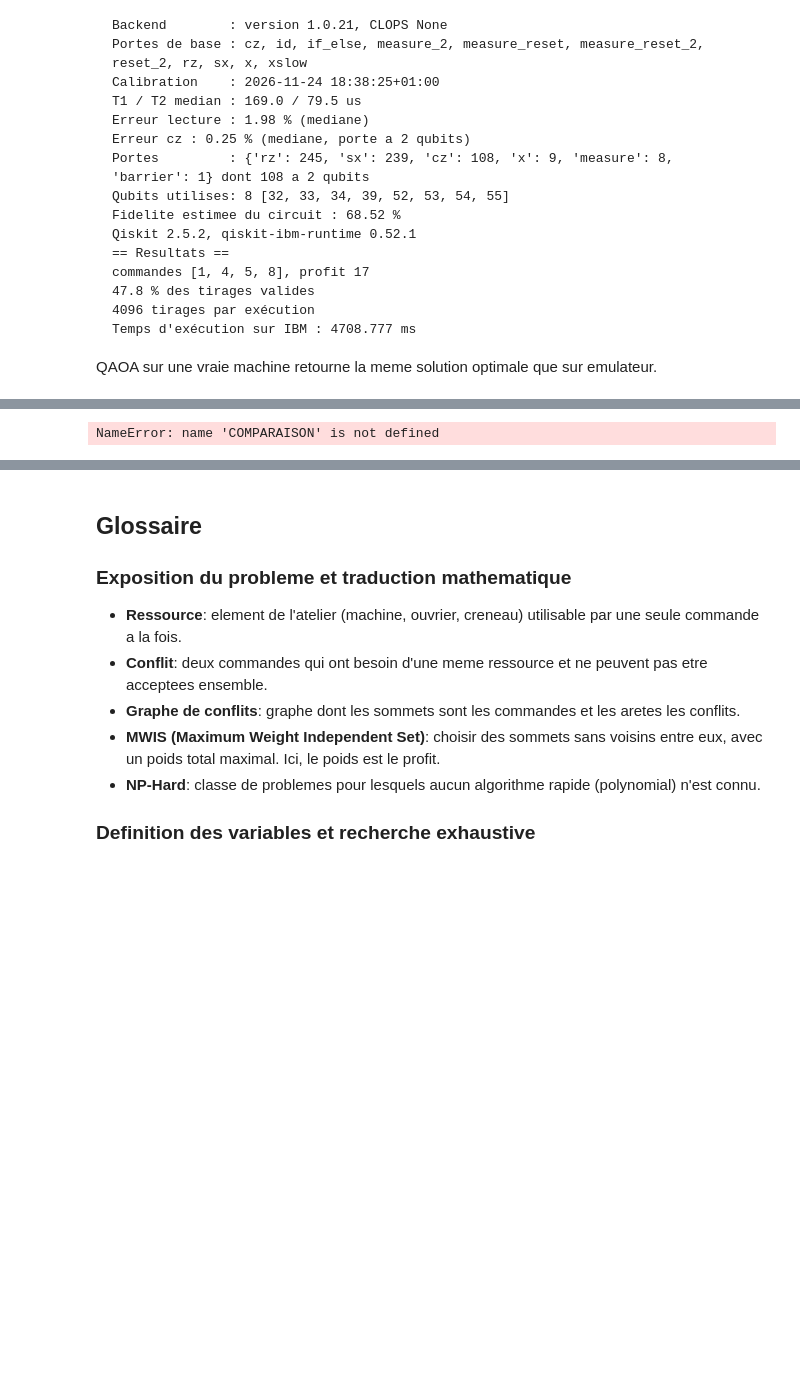
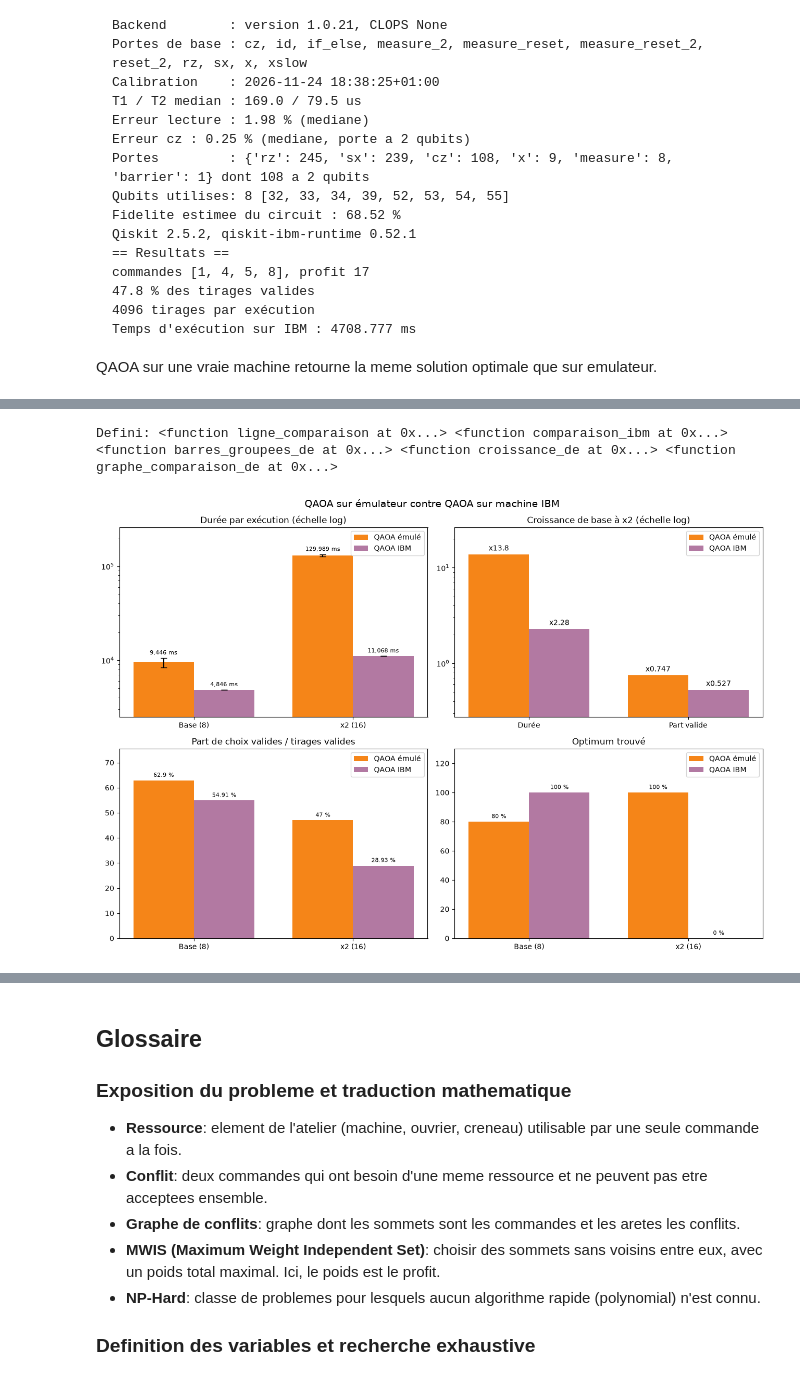
Before and after one commit to Julian52575/Quantum-Computing, a Jupyter notebook: WorkshopOrders.ipynb, the cells around one changed output, grey strips where cells are left out. Cells and saved outputs as stored; diff of their text form; code cells hidden in the pictures; blank space fills up the shorter version.

````diff
--- a/WorkshopOrders.ipynb
+++ b/WorkshopOrders.ipynb
@@ -1791,6 +1808,20 @@ Temps d'exécution sur IBM : 11068.329 ms
 ```
 # %%
 # Graphes : QAOA sur machine IBM, atelier de base et atelier x2. Reutilise graphe_metrique et graphe_tirages.
+# Valeurs relevees dans les resultats IBM ci-dessus (ibm_fez, meme session et meme calibration, 1 execution chacun).
+# La duree ne compte que l'echantillonnage sur IBM : les angles viennent de l'emulateur.
+RESULTATS_IBM: dict[str, dict[str, float]] = {
+    "Base (8 commandes)": {
+        "commandes": 8, "tirages": 4096, "valides": round(0.549 * 4096),
+        "profit": 17, "duree_ms": 4845.710, "profondeur": 278, "portes_2q": 108,
+        "fidelite_pct": 69.46, "optimum_pct": 100,
+    },
+    "Atelier x2 (16 commandes)": {
+        "commandes": 16, "tirages": 4096, "valides": 1185,
+        "profit": 32, "duree_ms": 11068.329, "profondeur": 250, "portes_2q": 222,
+        "fidelite_pct": 45.69, "optimum_pct": 0,  # profit 32 au lieu de 34
+    },
+}
 
 # Facteur de croissance de chaque metrique entre l'atelier de base et l'atelier x2.
 def graphe_croissance_ibm(ax, base: dict[str, float], agrandi: dict[str, float]) -> None:
@@ -1798,7 +1829,7 @@ def graphe_croissance_ibm(ax, base: dict[str, float], agrandi: dict[str, float])
         "commandes": "Commandes",
         "profit": "Profit",
         "portes_2q": "Portes à 2 qubits",
-        "profondeur": "Profondeur transpilée",
+        "fidelite_pct": "Fidélité estimée",
         "duree_ms": "Durée sur IBM",
     }
     facteurs: list[float] = [agrandi[c] / base[c] for c in metriques]
@@ -1813,11 +1844,11 @@ def graphe_ibm(resultats: dict[str, dict[str, float]]) -> None:
     fig, axes = plt.subplots(2, 2, figsize=(13, 9))
     graphe_metrique(axes[0, 0], resultats, "duree_ms", "Durée d'exécution sur IBM (échelle log)", "ms", log=True)
     graphe_tirages(axes[0, 1], resultats)
-    graphe_metrique(axes[1, 0], resultats, "portes_2q", "Portes à 2 qubits après transpilation", "")
+    graphe_metrique(axes[1, 0], resultats, "fidelite_pct", "Fidélité estimée du circuit transpilé", "%")
     graphe_croissance_ibm(axes[1, 1], base, agrandi)
     fig.suptitle("QAOA sur machine IBM : atelier de base contre atelier x2", fontsize=14)
     fig.tight_layout()
     plt.show()
 
-graphe_ibm(RESULTATS_IBM)
+print("Defini:", graphe_croissance_ibm, graphe_ibm)
 # %% [output]
@@ -1826,16 +1860,18 @@ Error:
 # %%
-# Graphes : QAOA sur IBM contre QAOA sur emulateur, puis recherche exhaustive contre QAOA sur IBM.
-# Reutilise COMPARAISON (emulateur et exhaustive) et RESULTATS_IBM.
+# Graphes : QAOA sur emulateur contre QAOA sur machine IBM, atelier de base et atelier x2.
+# Les cellules d'execution demandent COMPARAISON (emulateur et exhaustive) et RESULTATS_IBM.
 COULEURS_COMP: dict[str, str] = {"Exhaustive": "#4C78A8", "QAOA émulé": "#F58518", "QAOA IBM": "#B279A2"}
 
-# Ligne au format COMPARAISON : l'optimum est mesure sur une seule execution, donc sans ecart-type.
+# Ligne au format COMPARAISON : une seule execution sur IBM, donc sans ecart-type.
 def ligne_comparaison(r: dict[str, float]) -> dict[str, float]:
     return {
         "duree_ms": r["duree_ms"], "ecart_ms": 0.0,
         "valide_pct": 100 * r["valides"] / r["tirages"], "optimum_pct": r["optimum_pct"],
     }
 
-COMPARAISON_IBM: dict[str, dict[str, float]] = dict(zip(COMPARAISON["QAOA"], map(ligne_comparaison, RESULTATS_IBM.values())))
+# Lu a l'appel : definir cette cellule ne demande ni COMPARAISON ni RESULTATS_IBM.
+def comparaison_ibm() -> dict[str, dict[str, float]]:
+    return dict(zip(COMPARAISON["QAOA"], map(ligne_comparaison, RESULTATS_IBM.values())))
 
 # Barres groupees : un groupe par atelier, une barre par algorithme.
 def barres_groupees_de(ax, comparaison: dict[str, dict[str, dict[str, float]]], cle: str, titre: str, unite: str,
@@ -1881,11 +1917,15 @@ def graphe_comparaison_de(comparaison: dict[str, dict[str, dict[str, float]]], t
     fig.tight_layout()
     plt.show()
 
-# La durée IBM ne compte que l'échantillonnage : les angles viennent de l'émulateur.
-graphe_comparaison_de(
-    {"QAOA émulé": COMPARAISON["QAOA"], "QAOA IBM": COMPARAISON_IBM},
-    "QAOA sur machine IBM contre QAOA sur émulateur",
-)
+print("Defini:", ligne_comparaison, comparaison_ibm, barres_groupees_de, croissance_de, graphe_comparaison_de)
 # %% [output]
-NameError: name 'COMPARAISON' is not defined
+Defini: <function ligne_comparaison at 0x...> <function comparaison_ibm at 0x...> <function barres_groupees_de at 0x...> <function croissance_de at 0x...> <function graphe_comparaison_de at 0x...>
+# %%
+# Duree emulee = optimisation COBYLA + echantillonnage ; duree IBM = echantillonnage seul.
+graphe_comparaison_de(
+    {"QAOA émulé": COMPARAISON["QAOA"], "QAOA IBM": comparaison_ibm()},
+    "QAOA sur émulateur contre QAOA sur machine IBM",
+)
+# %% [output]
+[figure, added]
 # %%
````
Also changed, not shown: parts of 32 cells of this notebook.
